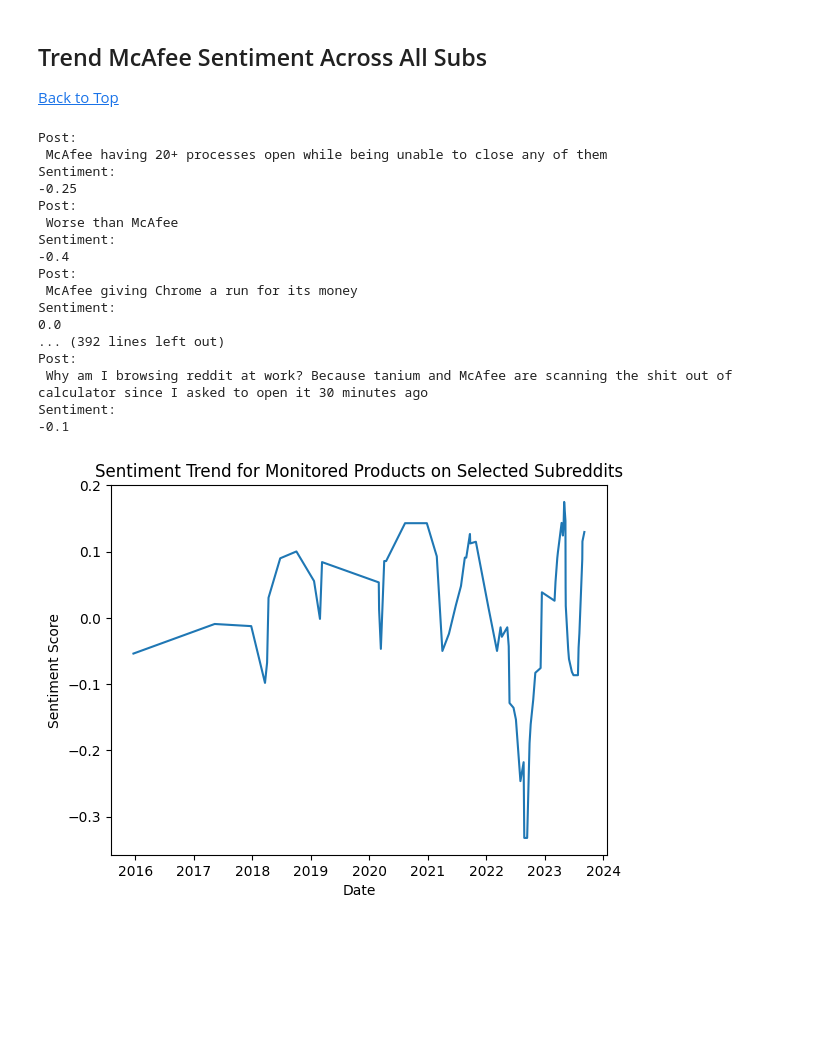
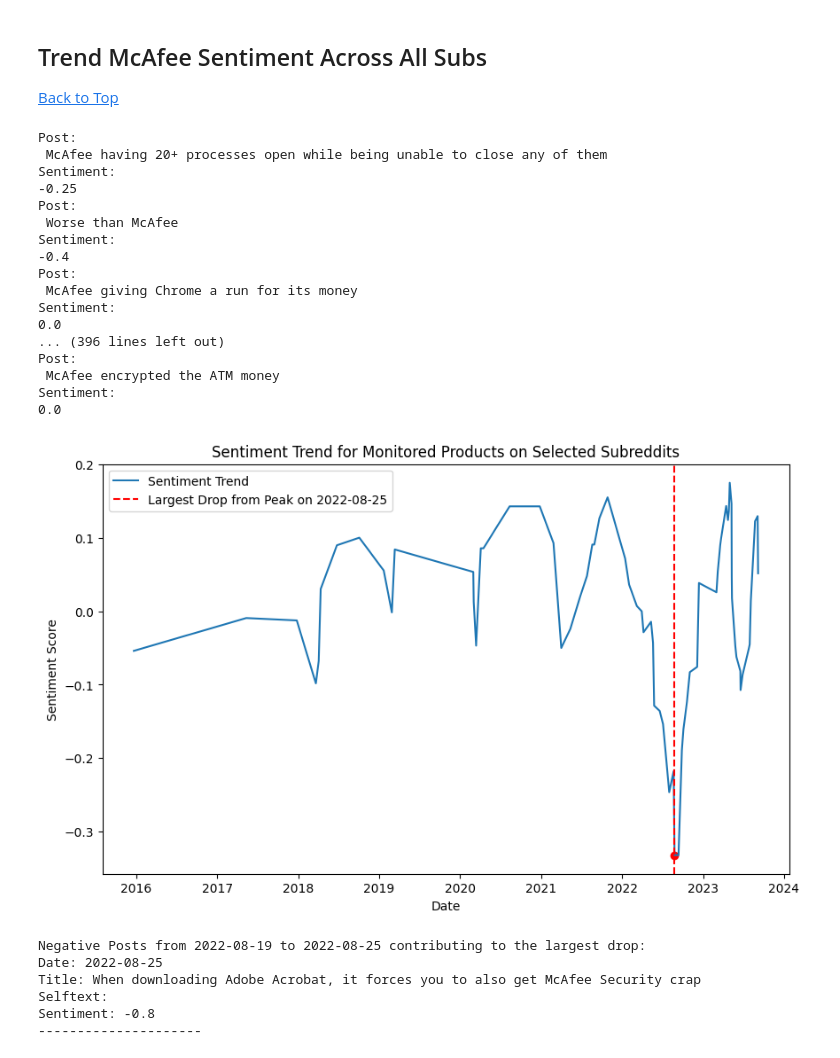
Before and after one commit to jcarterbriggs/SentimentAnalyzer, a Jupyter notebook: Sentiment.ipynb, the cells around one changed output. Cells and saved outputs as stored; diff of their text form; code cells hidden in the pictures; blank space fills up the shorter version.

```diff
--- a/Sentiment.ipynb
+++ b/Sentiment.ipynb
@@ -596,36 +598,79 @@ for post in posts:
 # Convert sentiment data to DataFrame
 df = pd.DataFrame(sentiments, columns=["timestamp", "sentiment"])
 df["date"] = pd.to_datetime(df["timestamp"], unit="s").dt.date
 
 # Calculate average sentiment score for each day
 df = df.groupby("date").mean().reset_index()
 
 # Compute the rolling average with a window size of, let's say, 7 days
 window_size = 7
 df["rolling_sentiment"] = df["sentiment"].rolling(window=window_size).mean()
 
-# Plot sentiment trend over time using the rolling average
-plt.plot(df["date"], df["rolling_sentiment"])
+
+# Compute the rolling average with a window size of, let's say, 7 days
+window_size = 7
+df["rolling_sentiment"] = df["sentiment"].rolling(window=window_size).mean()
+
+# Compute the rolling max up to the current point to identify the peak before any given day
+df["previous_peak"] = df["rolling_sentiment"].cummax()
+
+# Calculate the difference from the previous peak
+df["drop_from_peak"] = df["rolling_sentiment"] - df["previous_peak"]
+
+# Find the date with the largest drop from the previous peak
+largest_drop_date = df.iloc[df["drop_from_peak"].idxmin()]["date"]
+
+# Highlight the date with the largest drop on the plot
+plt.figure(figsize=(10,6))
+plt.plot(df["date"], df["rolling_sentiment"], label="Sentiment Trend")
+plt.axvline(x=largest_drop_date, color='r', linestyle='--', label=f"Largest Drop from Peak on {largest_drop_date}")
+plt.scatter(largest_drop_date, df[df["date"] == largest_drop_date]["rolling_sentiment"], color='red')
 plt.title("Sentiment Trend for Monitored Products on Selected Subreddits")
 plt.xlabel("Date")
 plt.ylabel("Sentiment Score")
+plt.legend()
 plt.show()
+
+# Determine the 7-day window contributing to the largest drop
+start_date = largest_drop_date - pd.Timedelta(days=6)
+end_date = largest_drop_date
+
+print(f"Negative Posts from {start_date} to {end_date} contributing to the largest drop:")
+
+# Loop through the relevant posts and print those within the 7-day window and with a negative sentiment
+for post in relevant_posts:
+    post_date = pd.to_datetime(post.created_utc, unit="s").date()
+    combined_text = post.selftext + " " + post.title
+    sentiment = TextBlob(combined_text).sentiment.polarity
+
+    if start_date <= post_date <= end_date and sentiment < 0:
+        print("Date:", post_date)
+        print("Title:", post.title)
+        print("Selftext:", post.selftext)
+        print("Sentiment:", sentiment)
+        print("---------------------")
 # %% [output]
 Post:
  McAfee having 20+ processes open while being unable to close any of them
 Sentiment:
 -0.25
 Post:
  Worse than McAfee
 Sentiment:
 -0.4
 Post:
  McAfee giving Chrome a run for its money
 Sentiment:
 0.0
-... (392 lines left out)
+... (396 lines left out)
 Post:
- Why am I browsing reddit at work? Because tanium and McAfee are scanning the shit out of calculator since I asked to open it 30 minutes ago
+ McAfee encrypted the ATM money
 Sentiment:
--0.1
+0.0
-[figure, old version]
+[figure, new version]
+Negative Posts from 2022-08-19 to 2022-08-25 contributing to the largest drop:
+Date: 2022-08-25
+Title: When downloading Adobe Acrobat, it forces you to also get McAfee Security crap
+Selftext:
+Sentiment: -0.8
+---------------------
```
Also changed, not shown: parts of 4 cells of this notebook.
